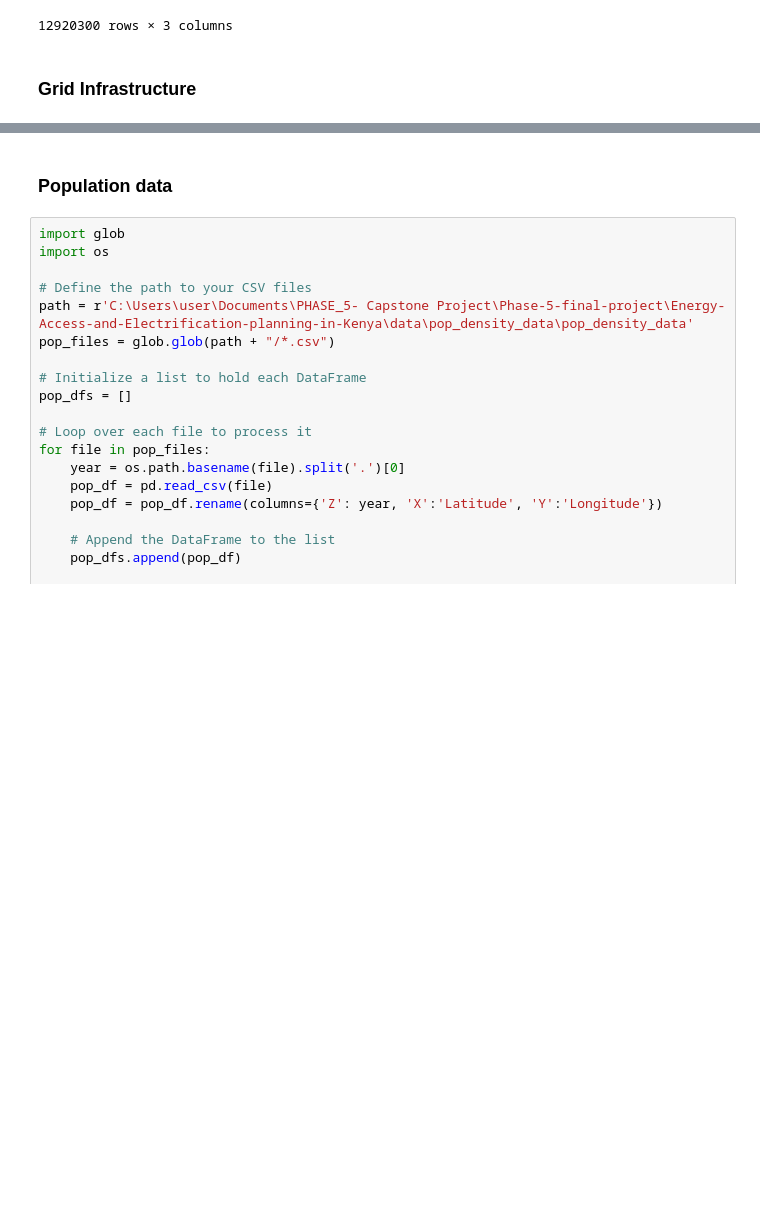
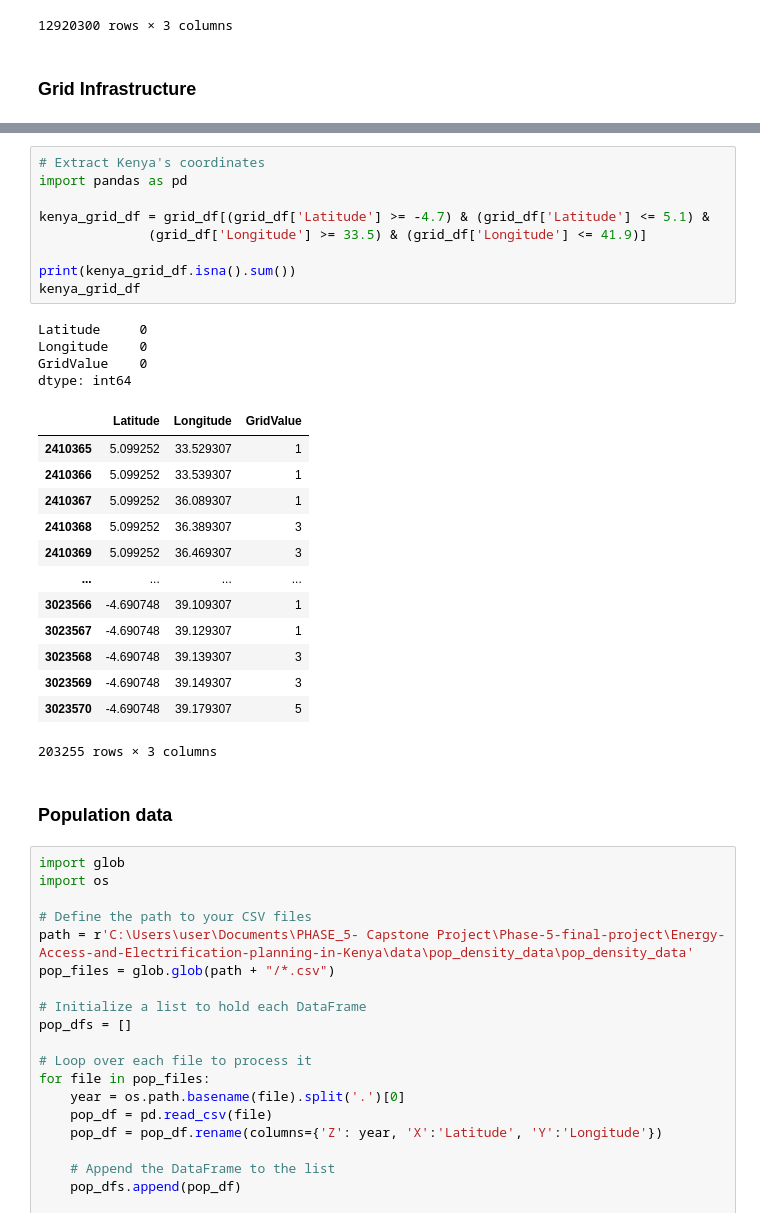
Before and after one commit to DavidGathimbaM/Energy-Access-and-Electrification-planning-in-Kenya, a Jupyter notebook: group_workbook/Victor.ipynb, the cells around one changed output, grey strips where cells are left out. Drawn from its saved outputs; the diff is of its cells as text; blank space fills up the shorter version.

```diff
--- a/group_workbook/Victor.ipynb
+++ b/group_workbook/Victor.ipynb
@@ -475,3 +535,30 @@ kenya_income_level
+# %%
+# Extract Kenya's coordinates
+import pandas as pd
+
+kenya_grid_df = grid_df[(grid_df['Latitude'] >= -4.7) & (grid_df['Latitude'] <= 5.1) &
+              (grid_df['Longitude'] >= 33.5) & (grid_df['Longitude'] <= 41.9)]
+
+print(kenya_grid_df.isna().sum())
+kenya_grid_df
+# %% [output]
+Latitude     0
+Longitude    0
+GridValue    0
+dtype: int64
+|  | Latitude | Longitude | GridValue |
+| 2410365 | 5.099252 | 33.529307 | 1 |
+| 2410366 | 5.099252 | 33.539307 | 1 |
+| 2410367 | 5.099252 | 36.089307 | 1 |
+| 2410368 | 5.099252 | 36.389307 | 3 |
+| 2410369 | 5.099252 | 36.469307 | 3 |
+| ... | ... | ... | ... |
+| 3023566 | -4.690748 | 39.109307 | 1 |
+| 3023567 | -4.690748 | 39.129307 | 1 |
+| 3023568 | -4.690748 | 39.139307 | 3 |
+| 3023569 | -4.690748 | 39.149307 | 3 |
+| 3023570 | -4.690748 | 39.179307 | 5 |
+203255 rows × 3 columns
 # %% [markdown]
 ### **Population data**
 # %%
```
Also changed, not shown: parts of 14 cells of this notebook.
